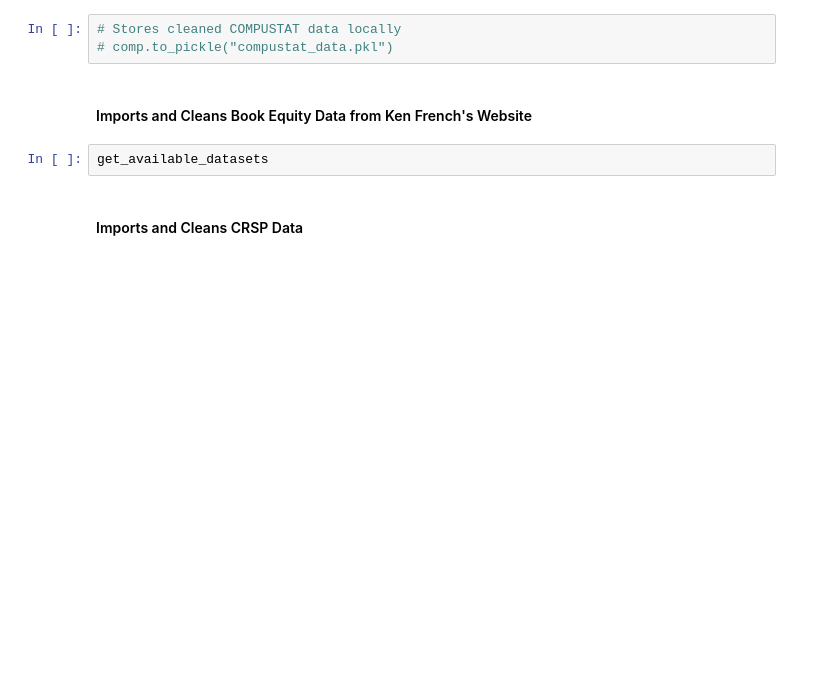
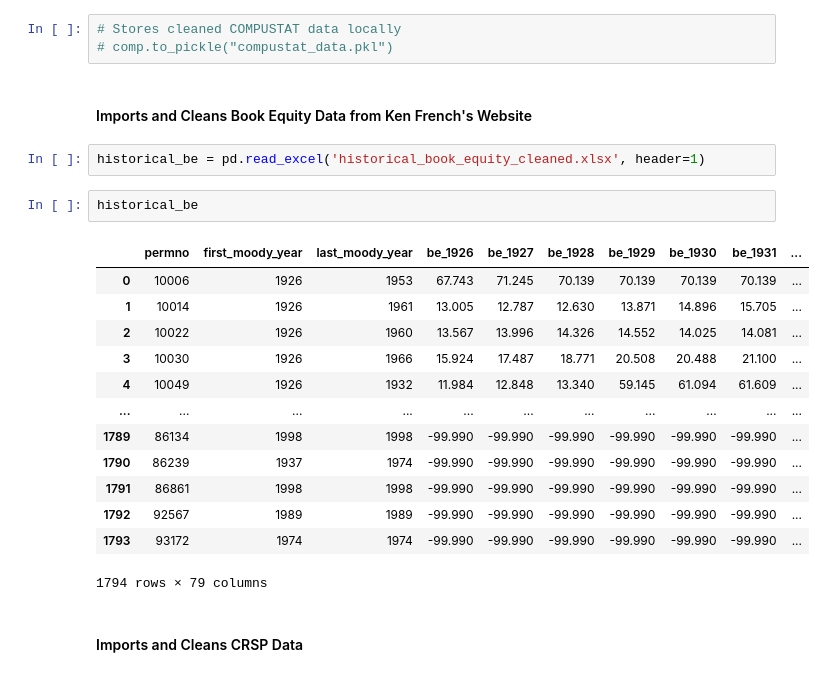
Before and after one commit to santoromano/RSM3034, a Jupyter notebook: ff1993_modified.ipynb, the cells around one changed output. Saved outputs shown, nothing was run; the diff lists cells and outputs as text; blank space fills up the shorter version.

```diff
--- a/ff1993_modified.ipynb
+++ b/ff1993_modified.ipynb
@@ -157,8 +171,24 @@ comp
 # comp.to_pickle("compustat_data.pkl")
 # %% [markdown]
 #### Imports and Cleans Book Equity Data from Ken French's Website
-# %%
-get_available_datasets
+# %%
+historical_be = pd.read_excel('historical_book_equity_cleaned.xlsx', header=1)
+# %%
+historical_be
+# %% [output]
+|  | permno | first_moody_year | last_moody_year | be_1926 | be_1927 | be_1928 | be_1929 | be_1930 | be_1931 | ... |
+| 0 | 10006 | 1926 | 1953 | 67.743 | 71.245 | 70.139 | 70.139 | 70.139 | 70.139 | ... |
+| 1 | 10014 | 1926 | 1961 | 13.005 | 12.787 | 12.630 | 13.871 | 14.896 | 15.705 | ... |
+| 2 | 10022 | 1926 | 1960 | 13.567 | 13.996 | 14.326 | 14.552 | 14.025 | 14.081 | ... |
+| 3 | 10030 | 1926 | 1966 | 15.924 | 17.487 | 18.771 | 20.508 | 20.488 | 21.100 | ... |
+| 4 | 10049 | 1926 | 1932 | 11.984 | 12.848 | 13.340 | 59.145 | 61.094 | 61.609 | ... |
+| ... | ... | ... | ... | ... | ... | ... | ... | ... | ... | ... |
+| 1789 | 86134 | 1998 | 1998 | -99.990 | -99.990 | -99.990 | -99.990 | -99.990 | -99.990 | ... |
+| 1790 | 86239 | 1937 | 1974 | -99.990 | -99.990 | -99.990 | -99.990 | -99.990 | -99.990 | ... |
+| 1791 | 86861 | 1998 | 1998 | -99.990 | -99.990 | -99.990 | -99.990 | -99.990 | -99.990 | ... |
+| 1792 | 92567 | 1989 | 1989 | -99.990 | -99.990 | -99.990 | -99.990 | -99.990 | -99.990 | ... |
+| 1793 | 93172 | 1974 | 1974 | -99.990 | -99.990 | -99.990 | -99.990 | -99.990 | -99.990 | ... |
+1794 rows × 79 columns
 # %% [markdown]
 #### Imports and Cleans CRSP Data
 # %% [markdown]
```
Also changed, not shown: parts of 15 cells of this notebook.
